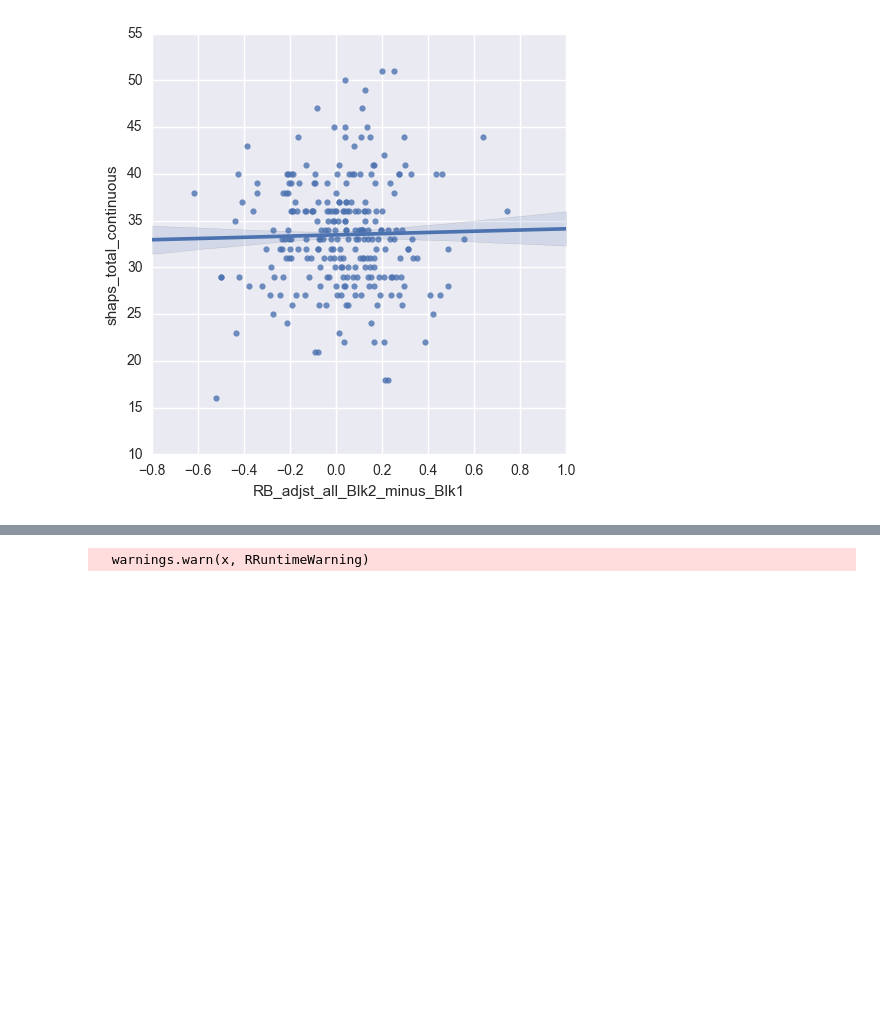
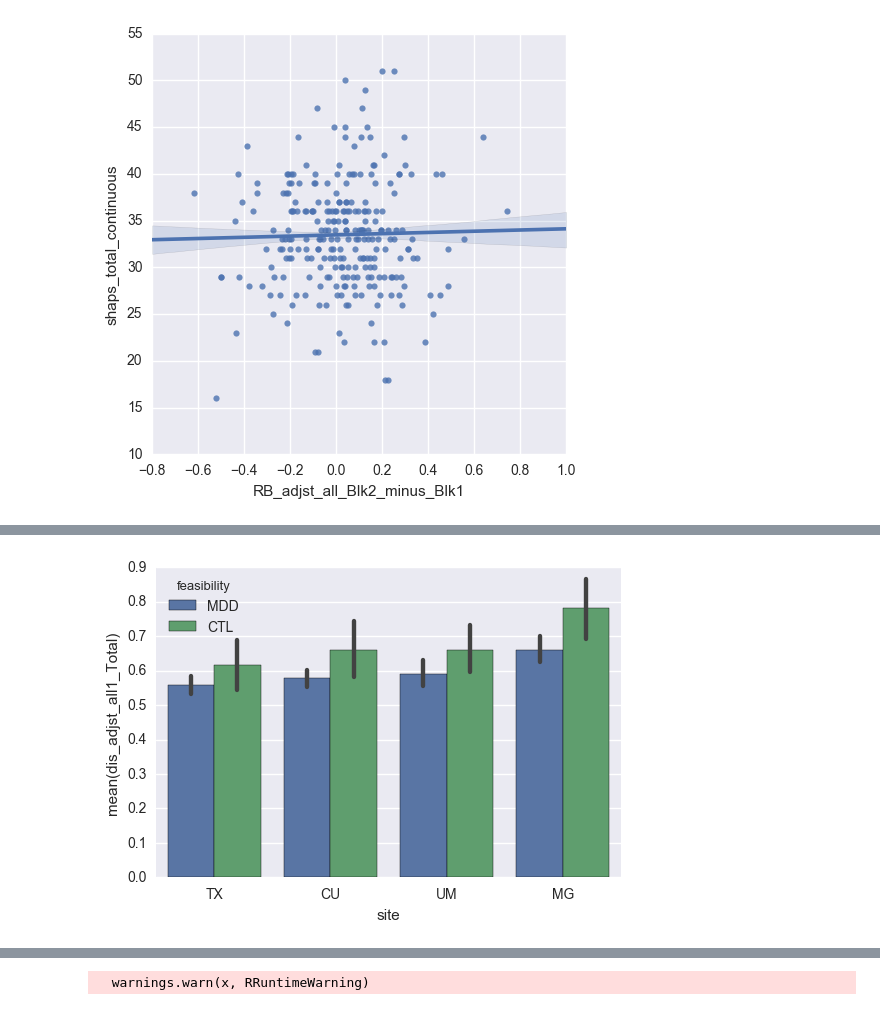
Before and after one commit to vlawlor/EMBARC-PRT, a Jupyter notebook: PRT_Prettier.ipynb, the cells around one changed output, grey strips where cells are left out. Cells and saved outputs as stored; diff of their text form; code cells hidden in the pictures; blank space fills up the shorter version.

```diff
--- a/PRT_Prettier.ipynb
+++ b/PRT_Prettier.ipynb
@@ -544,0 +580,5 @@ sample estimates:
+# %%
+# at all sites...
+b = sns.barplot(y='dis_adjst_all1_Total', x = 'site', hue = 'feasibility', data=df_firstsess, ci=68)
+# %% [output]
+[figure, added]
```
Also changed, not shown: parts of 40 cells of this notebook.
